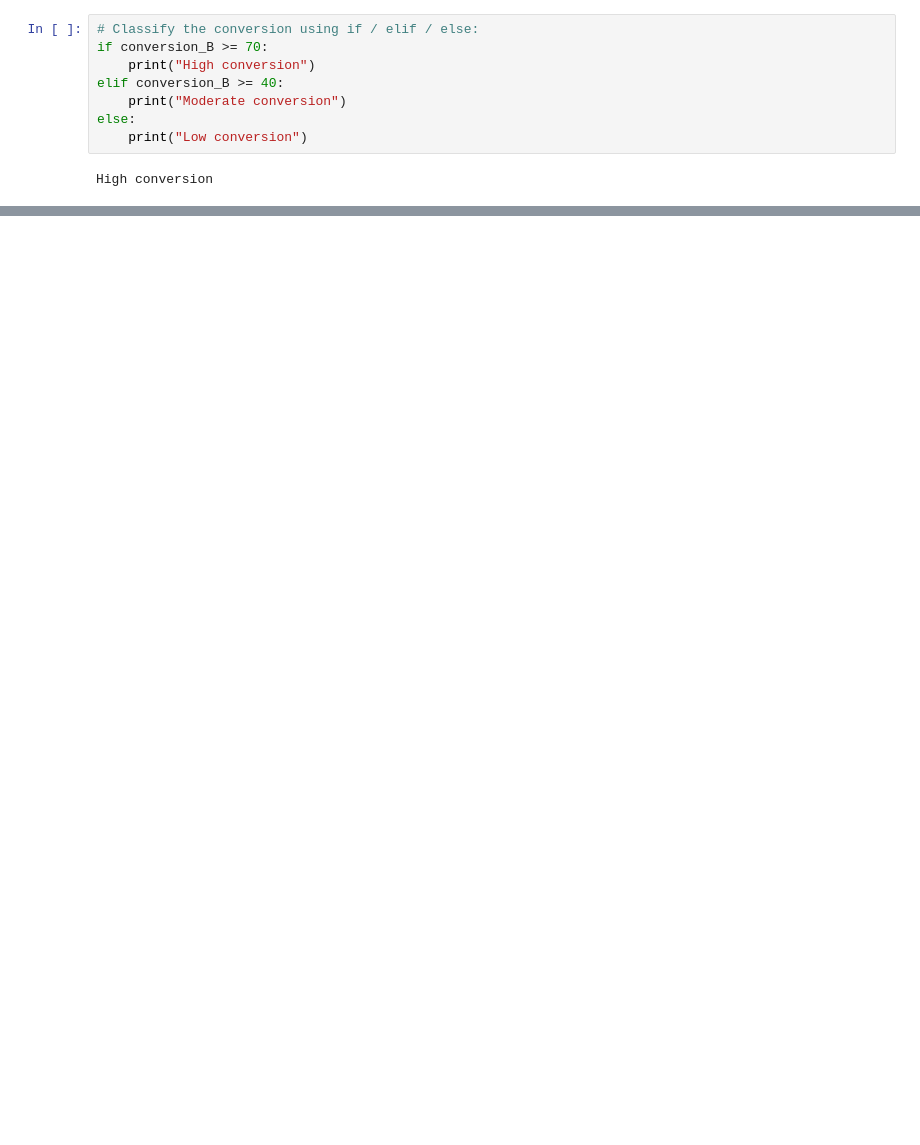
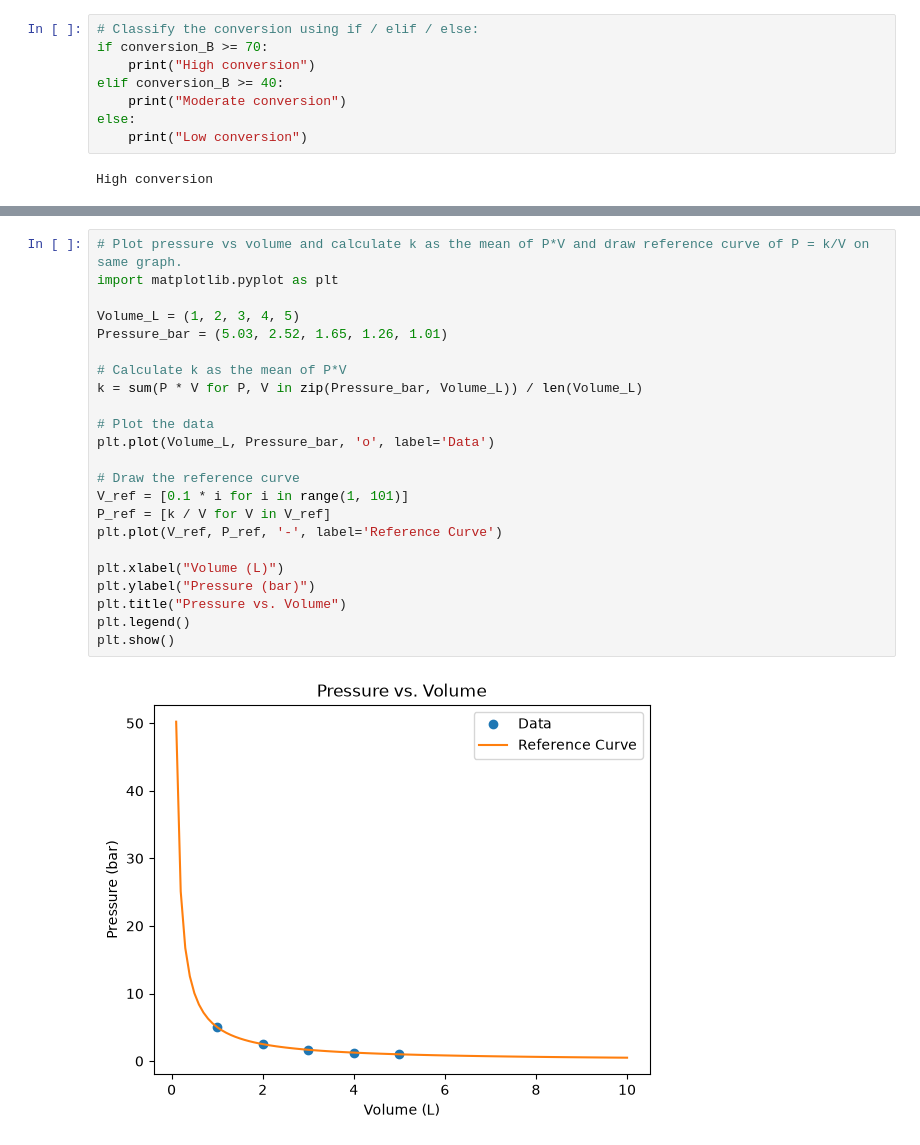
Before and after one commit to mahekpise-06/CP_Practical, a Jupyter notebook: 20251001055_SetD.ipynb, the cells around one changed output, grey strips where cells are left out. Saved outputs shown, nothing was run; the diff lists cells and outputs as text; blank space fills up the shorter version.

```diff
--- a/20251001055_SetD.ipynb
+++ b/20251001055_SetD.ipynb
@@ -102,0 +340,25 @@ High conversion
+# %%
+# Plot pressure vs volume and calculate k as the mean of P*V and draw reference curve of P = k/V on same graph.
+import matplotlib.pyplot as plt
+
+Volume_L = (1, 2, 3, 4, 5)
+Pressure_bar = (5.03, 2.52, 1.65, 1.26, 1.01)
+
+# Calculate k as the mean of P*V
+k = sum(P * V for P, V in zip(Pressure_bar, Volume_L)) / len(Volume_L)
+
+# Plot the data
+plt.plot(Volume_L, Pressure_bar, 'o', label='Data')
+
+# Draw the reference curve
+V_ref = [0.1 * i for i in range(1, 101)]
+P_ref = [k / V for V in V_ref]
+plt.plot(V_ref, P_ref, '-', label='Reference Curve')
+
+plt.xlabel("Volume (L)")
+plt.ylabel("Pressure (bar)")
+plt.title("Pressure vs. Volume")
+plt.legend()
+plt.show()
+# %% [output]
+[figure, added]
```
Also changed, not shown: parts of 17 cells of this notebook, 2 other files.
